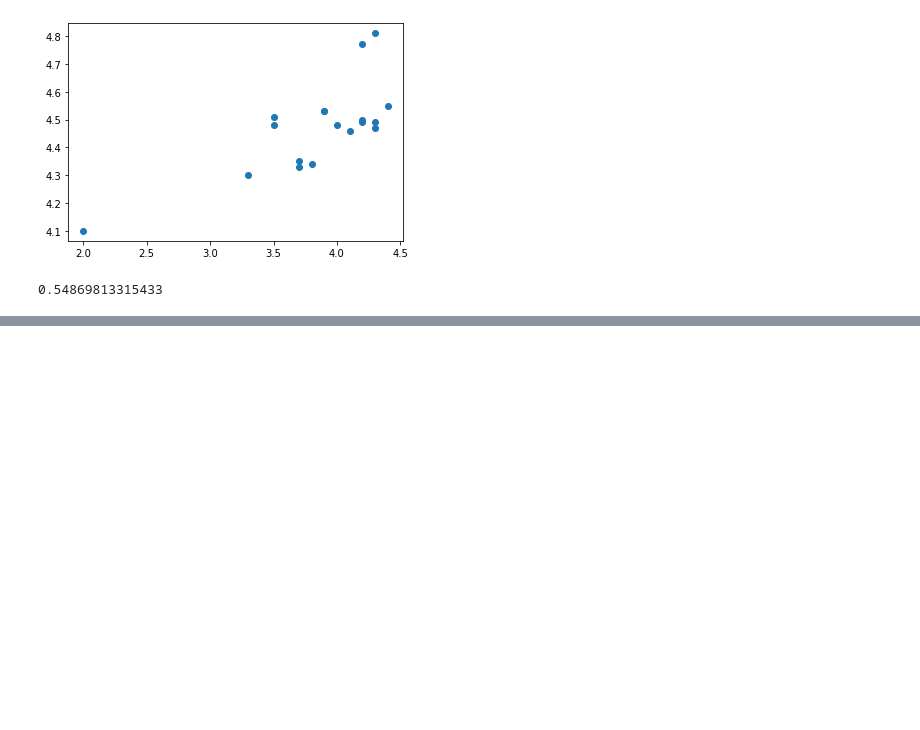
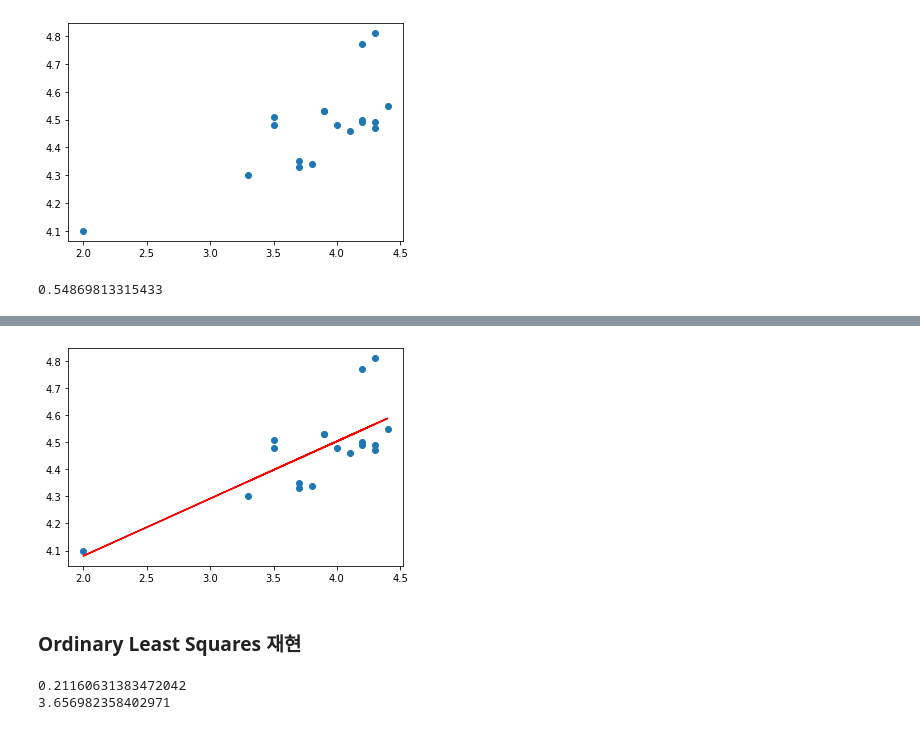
Before and after one commit to leedy40259/Ybigta_summer, a Jupyter notebook: 0720_Stats_LR.ipynb, the cells around one changed output, grey strips where cells are left out. Cells and saved outputs as stored; diff of their text form; code cells hidden in the pictures; blank space fills up the shorter version.

```diff
--- a/0720_Stats_LR.ipynb
+++ b/0720_Stats_LR.ipynb
@@ -95,8 +95,8 @@ Ttest_indResult(statistic=-2.088909409240897, pvalue=0.036999777112807365)
 # %%
 # 데이터 가져오기
 reviews = pd.read_excel('/content/drive/MyDrive/Ybigta_summer/reviews.xlsx')
-x = reviews[['kakao']]
-y = reviews[['naver']]
+x = reviews['kakao'].values
+y = reviews['naver'].values
 reviews
 # %% [output]
 |  | Unnamed: 0 | kakao | naver |
@@ -116,6 +116,10 @@ reviews
 | 15 | 연대포 | 3.8 | 4.34 |
 | 16 | 설빙 | 3.7 | 4.35 |
 | 17 | 프레퍼스 | 4.2 | 4.77 |
+# %%
+# 2차원 array로 만들기
+x = x.reshape(-1, 1)
+y = y.reshape(-1, 1)
 # %%
 # 분포 확인
 plt.scatter(x, y)
@@ -158,6 +162,10 @@ print(model.coef_)
 
 # y-intercept
 print(model.intercept_)
+
+# 회귀식
+y2 = x*model.coef_ + model.intercept_
+print(y2)
 # %% [output]
 [[0.21160631]]
 [3.65698236]
@@ -163,0 +190,20 @@ print(model.intercept_)
+# %%
+# 회귀식과 scatter plot 비교
+plt.scatter(x, y)
+plt.plot(x, y2, color = 'red')
+plt.show()
+# %% [output]
+[figure, added]
+# %% [markdown]
+### Ordinary Least Squares 재현
+# %%
+# slope
+m = (len(x)*(x*y).sum() - x.sum()*y.sum())/(len(x)*(x**2).sum()-(x.sum())**2)
+print(m)
+
+# intercept
+b = (y.sum()*((x**2).sum()) - x.sum()*(x*y).sum())/(len(x)*(x**2).sum() - (x.sum())**2)
+print(b)
+# %% [output]
+0.21160631383472042
+3.656982358402971
```
Also changed, not shown: parts of 3 cells of this notebook.
